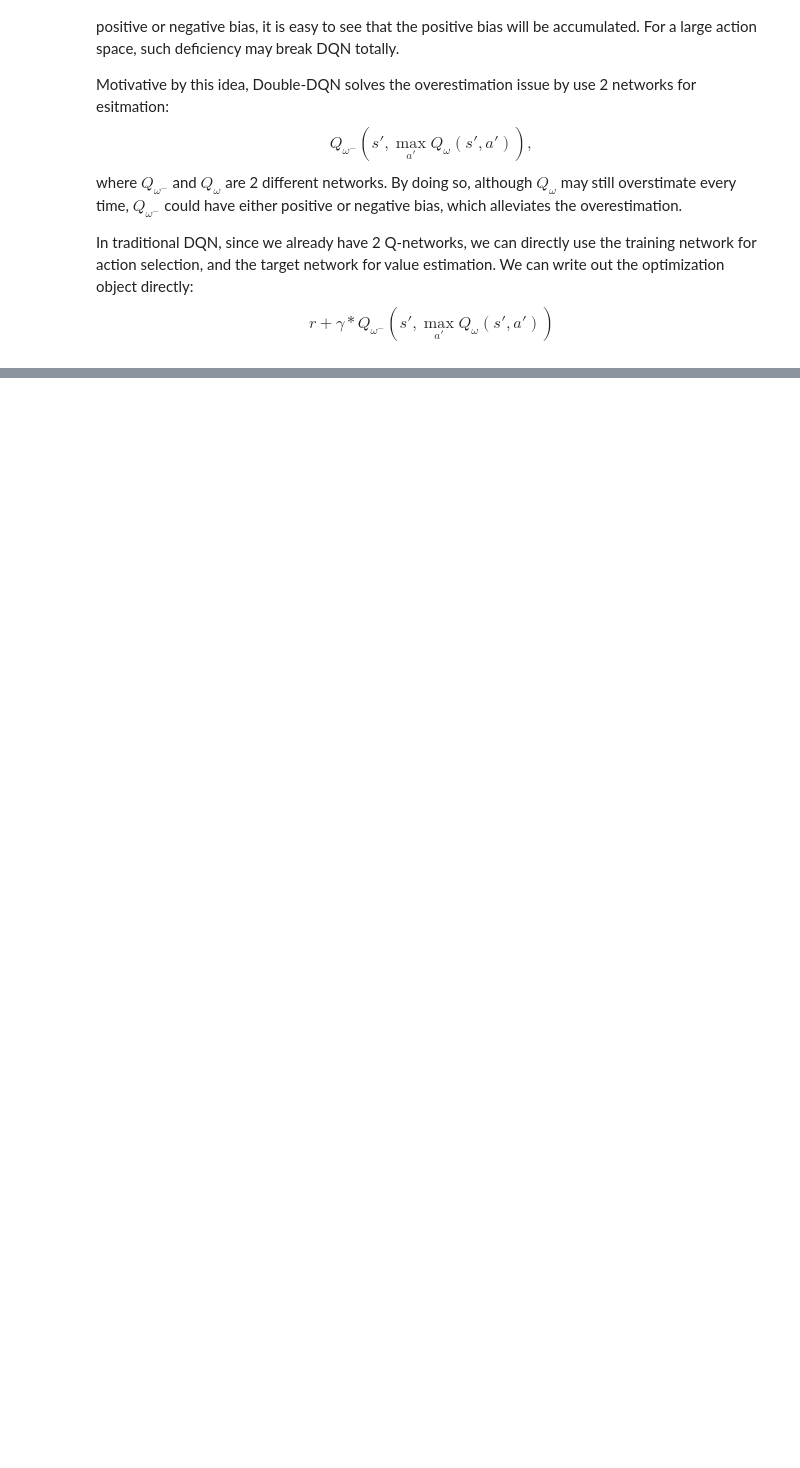
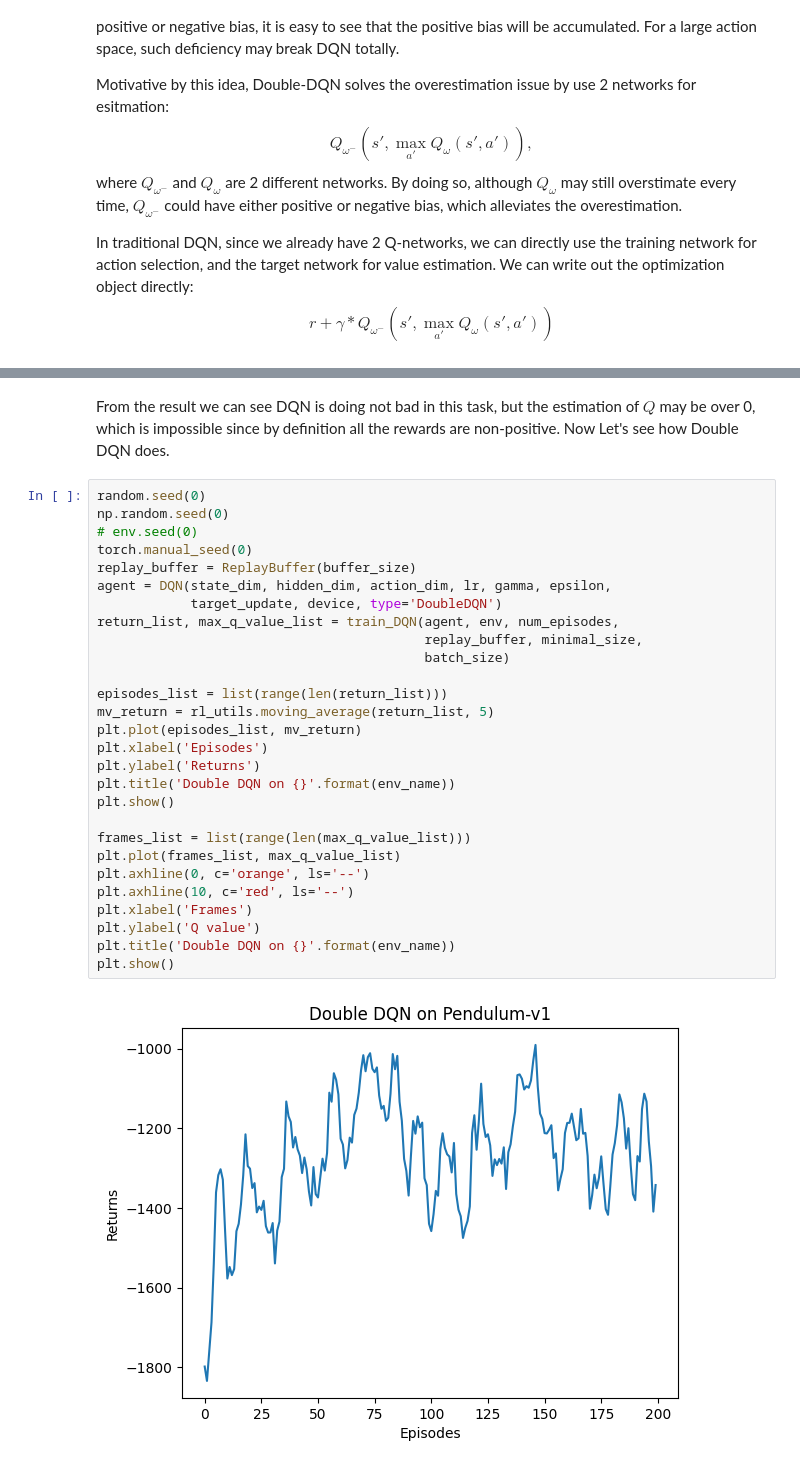
Before and after one commit to jessiewang-hongyan/rl_learning, a Jupyter notebook: 8-ImprovedDQN.ipynb, the cells around one changed output, grey strips where cells are left out. Drawn from its saved outputs; the diff is of its cells as text; blank space fills up the shorter version.

Commit message:
Double-DQN code

```diff
--- a/8-ImprovedDQN.ipynb
+++ b/8-ImprovedDQN.ipynb
@@ -11,0 +239,32 @@ In traditional DQN, since we already have 2 Q-networks, we can directly use the
+# %% [markdown]
+From the result we can see DQN is doing not bad in this task, but the estimation of $Q$ may be over 0, which is impossible since by definition all the rewards are non-positive. Now Let's see how Double DQN does.
+# %%
+random.seed(0)
+np.random.seed(0)
+# env.seed(0)
+torch.manual_seed(0)
+replay_buffer = ReplayBuffer(buffer_size)
+agent = DQN(state_dim, hidden_dim, action_dim, lr, gamma, epsilon,
+            target_update, device, type='DoubleDQN')
+return_list, max_q_value_list = train_DQN(agent, env, num_episodes,
+                                          replay_buffer, minimal_size,
+                                          batch_size)
+
+episodes_list = list(range(len(return_list)))
+mv_return = rl_utils.moving_average(return_list, 5)
+plt.plot(episodes_list, mv_return)
+plt.xlabel('Episodes')
+plt.ylabel('Returns')
+plt.title('Double DQN on {}'.format(env_name))
+plt.show()
+
+frames_list = list(range(len(max_q_value_list)))
+plt.plot(frames_list, max_q_value_list)
+plt.axhline(0, c='orange', ls='--')
+plt.axhline(10, c='red', ls='--')
+plt.xlabel('Frames')
+plt.ylabel('Q value')
+plt.title('Double DQN on {}'.format(env_name))
+plt.show()
+# %% [output]
+[figure, added]
```
Also changed, not shown: parts of 8 cells of this notebook, 1 other file.
